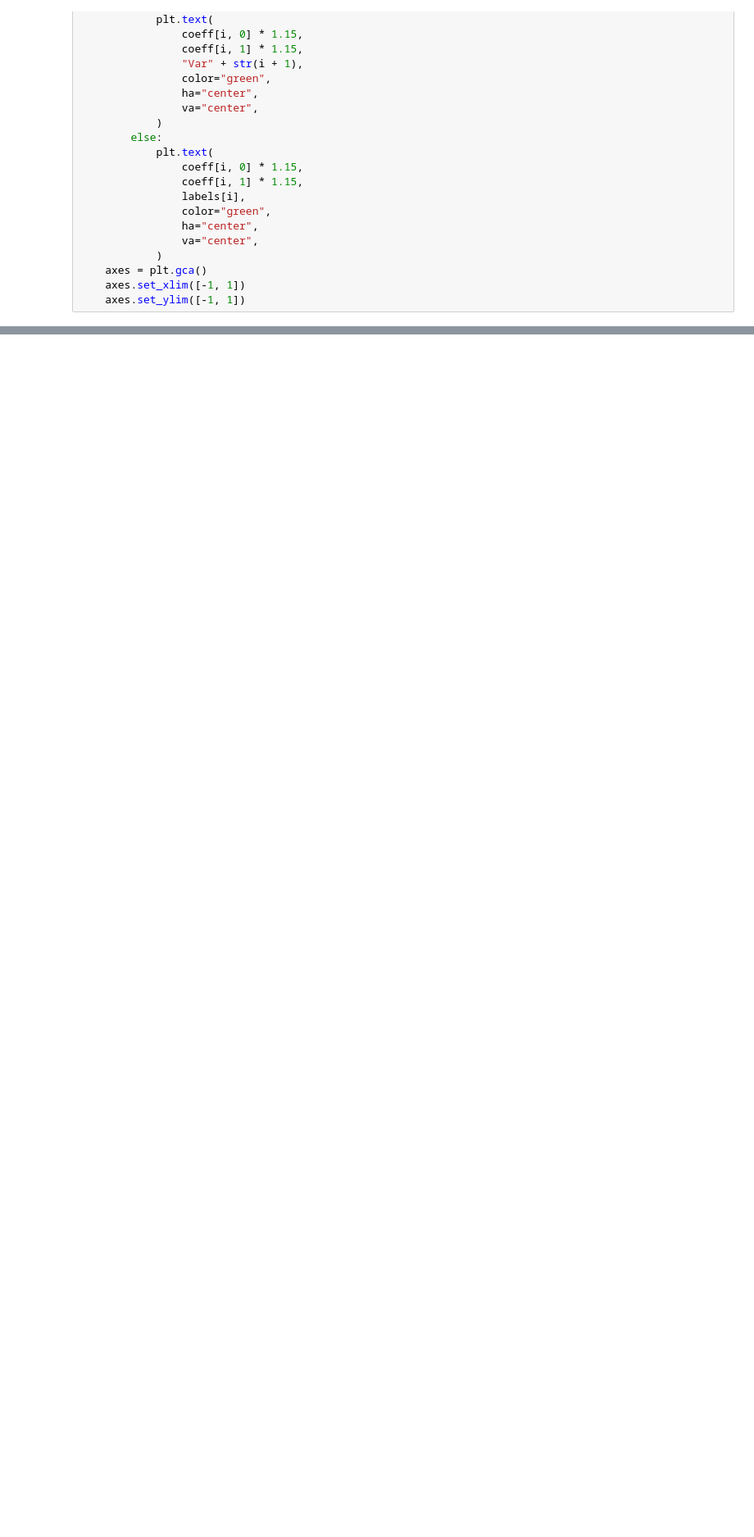
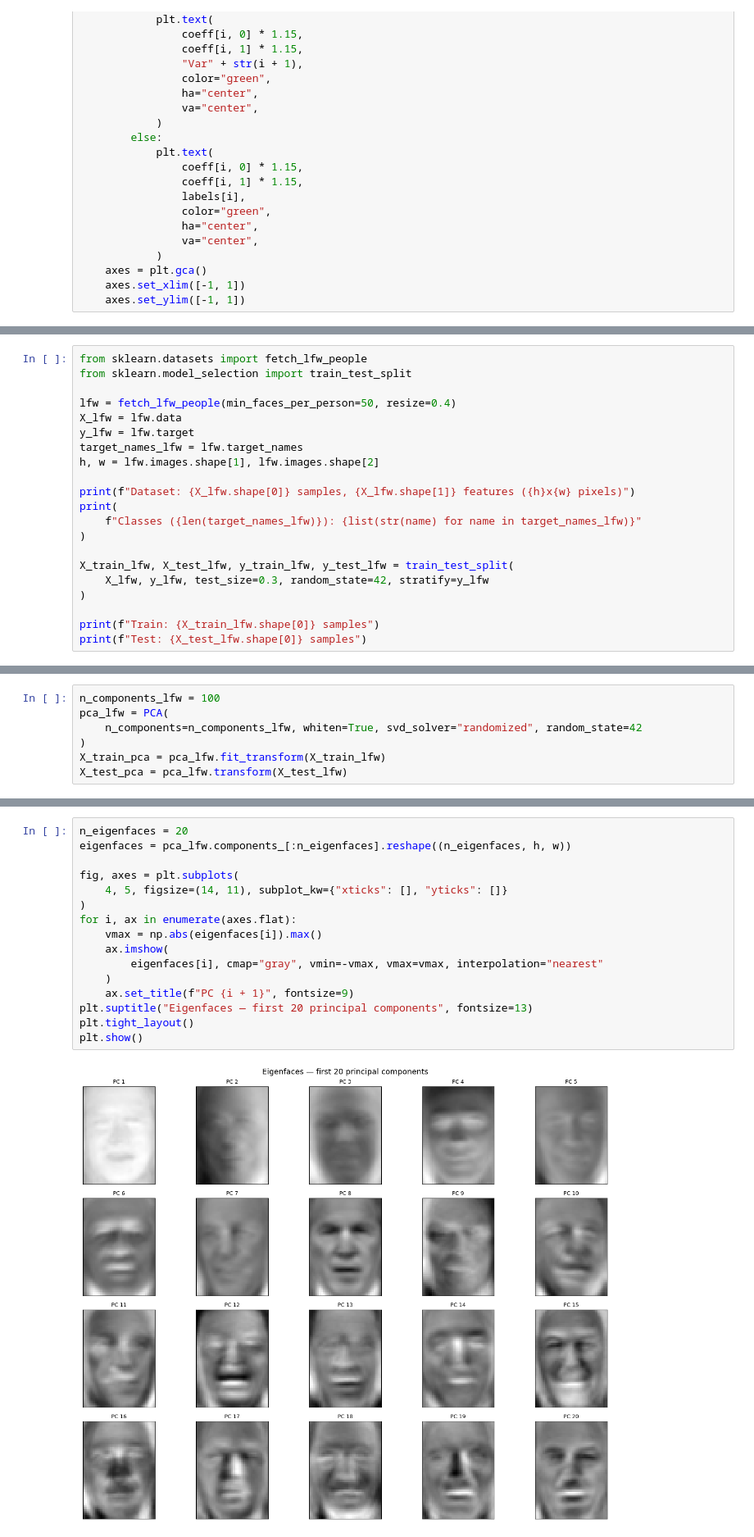
Before and after one commit to closetcaiman/de, a Jupyter notebook: lab1/lab1.ipynb, the cells around one changed output, grey strips where cells are left out. Shown at 82% size. Saved outputs shown, nothing was run; the diff lists cells and outputs as text; blank space fills up the shorter version.

```diff
--- a/lab1/lab1.ipynb
+++ b/lab1/lab1.ipynb
@@ -180,0 +290,21 @@ biplot(X_pca, np.transpose(pca.components_[0:2, :]), labels=attributes)
+# %%
+from sklearn.datasets import fetch_lfw_people
+from sklearn.model_selection import train_test_split
+
+lfw = fetch_lfw_people(min_faces_per_person=50, resize=0.4)
+X_lfw = lfw.data
+y_lfw = lfw.target
+target_names_lfw = lfw.target_names
+h, w = lfw.images.shape[1], lfw.images.shape[2]
+
+print(f"Dataset: {X_lfw.shape[0]} samples, {X_lfw.shape[1]} features ({h}x{w} pixels)")
+print(
+    f"Classes ({len(target_names_lfw)}): {list(str(name) for name in target_names_lfw)}"
+)
+
+X_train_lfw, X_test_lfw, y_train_lfw, y_test_lfw = train_test_split(
+    X_lfw, y_lfw, test_size=0.3, random_state=42, stratify=y_lfw
+)
+
+print(f"Train: {X_train_lfw.shape[0]} samples")
+print(f"Test: {X_test_lfw.shape[0]} samples")
@@ -180,0 +316,7 @@ biplot(X_pca, np.transpose(pca.components_[0:2, :]), labels=attributes)
+# %%
+n_components_lfw = 100
+pca_lfw = PCA(
+    n_components=n_components_lfw, whiten=True, svd_solver="randomized", random_state=42
+)
+X_train_pca = pca_lfw.fit_transform(X_train_lfw)
+X_test_pca = pca_lfw.transform(X_test_lfw)
@@ -180,0 +450,18 @@ biplot(X_pca, np.transpose(pca.components_[0:2, :]), labels=attributes)
+# %%
+n_eigenfaces = 20
+eigenfaces = pca_lfw.components_[:n_eigenfaces].reshape((n_eigenfaces, h, w))
+
+fig, axes = plt.subplots(
+    4, 5, figsize=(14, 11), subplot_kw={"xticks": [], "yticks": []}
+)
+for i, ax in enumerate(axes.flat):
+    vmax = np.abs(eigenfaces[i]).max()
+    ax.imshow(
+        eigenfaces[i], cmap="gray", vmin=-vmax, vmax=vmax, interpolation="nearest"
+    )
+    ax.set_title(f"PC {i + 1}", fontsize=9)
+plt.suptitle("Eigenfaces — first 20 principal components", fontsize=13)
+plt.tight_layout()
+plt.show()
+# %% [output]
+[figure, added]
```
Also changed, not shown: parts of 35 cells of this notebook.
